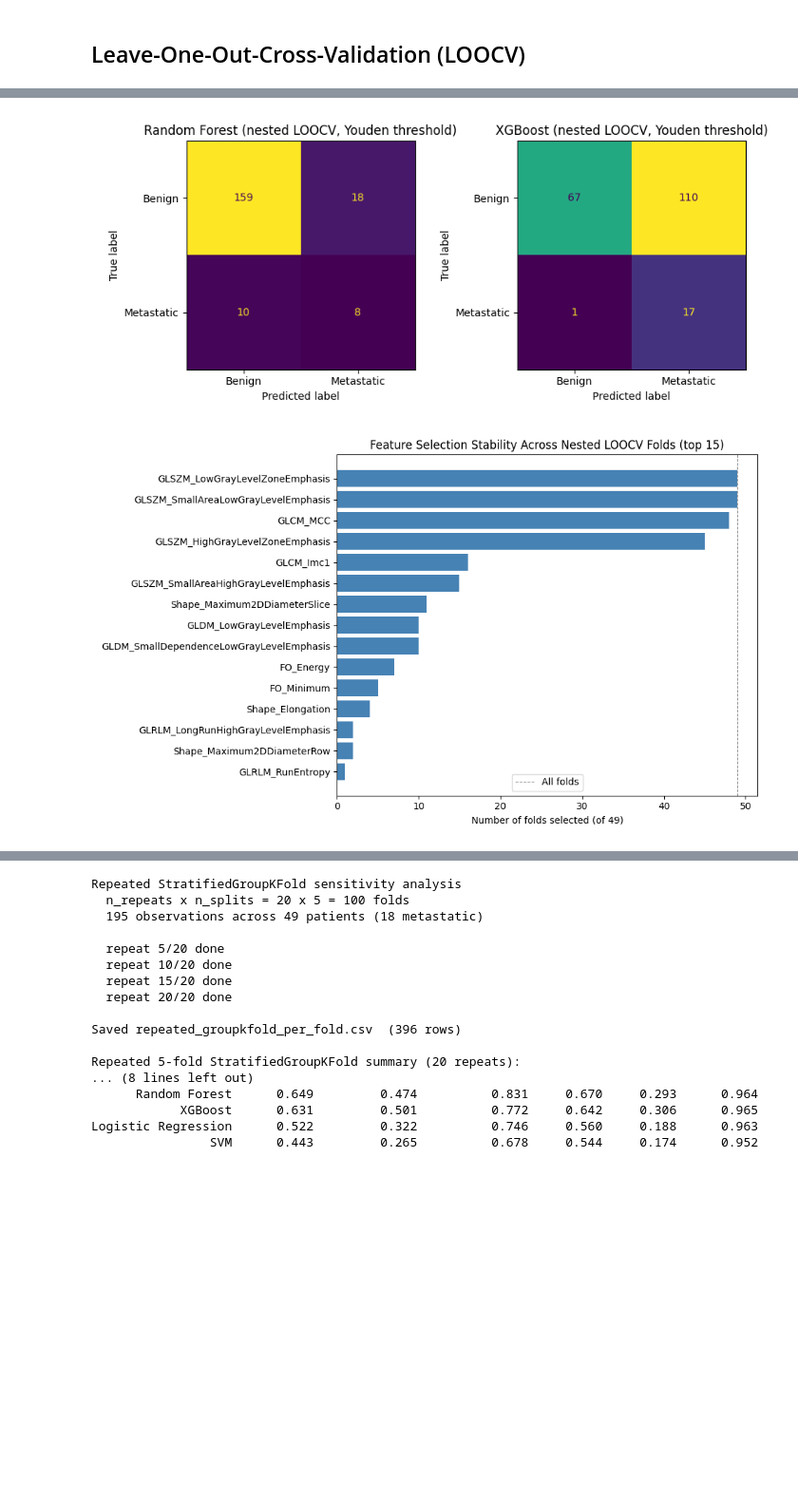
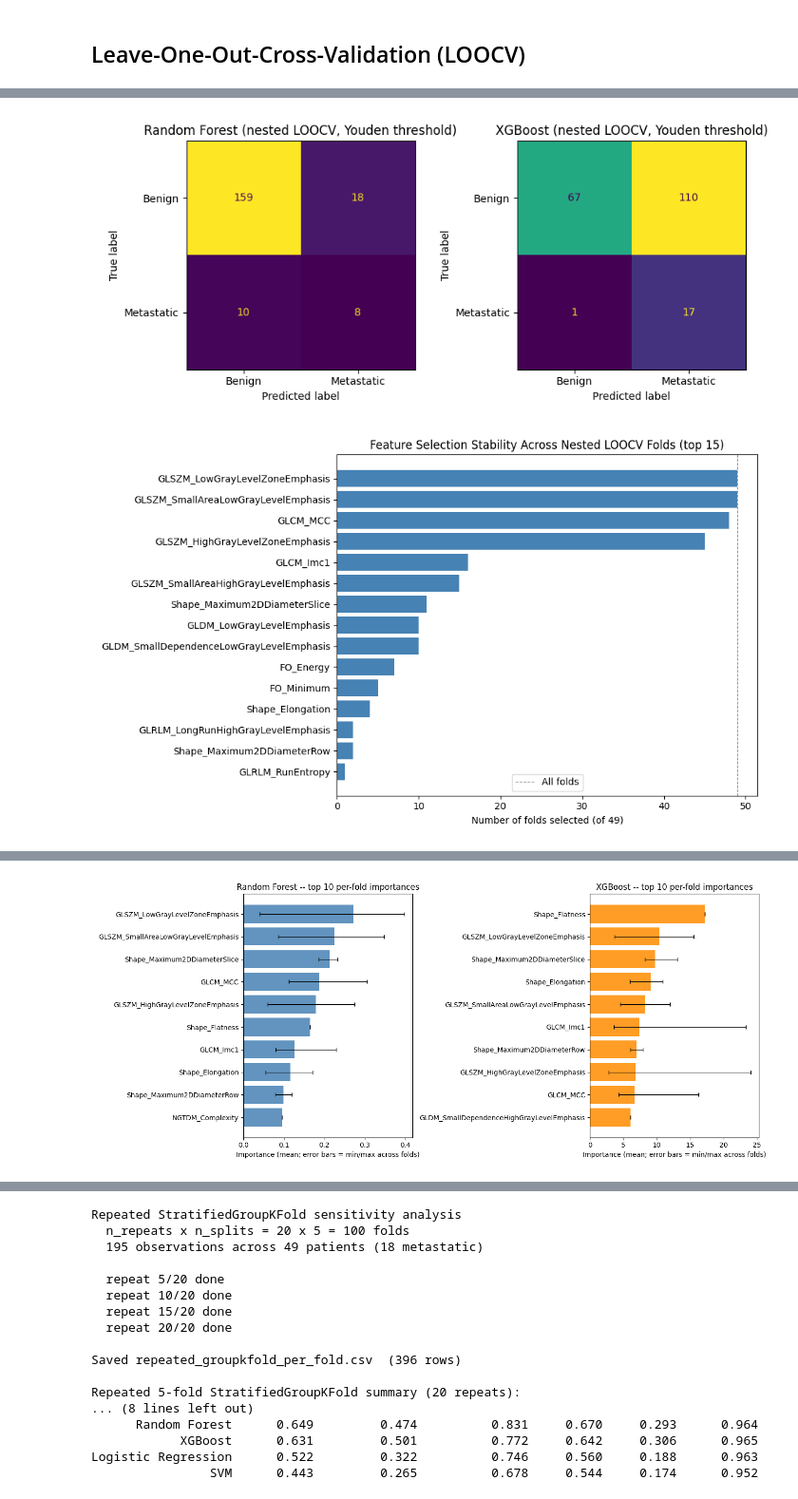
Before and after one commit to ANI-ML/SLN_ML, a Jupyter notebook: radiomics.ipynb, the cells around one changed output, grey strips where cells are left out. Shown at 95% size. Saved outputs shown, nothing was run; the diff lists cells and outputs as text; code cells hidden in the pictures; blank space fills up the shorter version.

```diff
--- a/radiomics.ipynb
+++ b/radiomics.ipynb
@@ -1873,6 +2181,9 @@ model_names = list(make_models().keys())
 oof = {n: {"y_true": [], "y_prob": [], "patient_id": [], "ln_site": []}
        for n in model_names}
 
+# Per-fold feature-importance capture (RF gini, XGB gain)
+fold_importance_rows = []  # dicts: model, fold_idx, test_pid, feature, importance, importance_type
+
 selection_log = []
 n_fallback_folds = 0
 
@@ -1933,9 +2244,11 @@ for i, test_pid in enumerate(unique_pids):
     models = make_models(scale_pos_weight=spw)
 
     for name, mdl in models.items():
+        fit_ok = False
         try:
             mdl.fit(X_bal, y_bal)
             probs = mdl.predict_proba(X_te_s)[:, 1]
+            fit_ok = True
         except Exception as e:
             print(f"    {name} failed on fold {test_pid}: {e}")
             probs = np.full(len(y_te), 0.5)
@@ -1943,6 +2256,35 @@ for i, test_pid in enumerate(unique_pids):
         oof[name]["y_prob"].extend(probs.tolist())
         oof[name]["patient_id"].extend([test_pid] * len(y_te))
         oof[name]["ln_site"].extend(features_df.loc[test_mask, "ln_site"].tolist())
+
+        # Capture per-fold feature importance for RF (impurity) and XGB (gain)
+        if fit_ok:
+            if name == "Random Forest" and hasattr(mdl, "feature_importances_"):
+                for _feat, _imp in zip(selected, mdl.feature_importances_):
+                    fold_importance_rows.append({
+                        "model":           name,
+                        "fold_idx":        int(i),
+                        "test_pid":        test_pid,
+                        "feature":         _feat,
+                        "importance":      float(_imp),
+                        "importance_type": "impurity",
+                    })
+            elif name == "XGBoost":
+                try:
+                    _gain = mdl.get_booster().get_score(importance_type="gain")
+                except Exception:
+                    _gain = {}
+                _f_to_name = {f"f{j}": _feat for j, _feat in enumerate(selected)}
+                for _k, _v in _gain.items():
+                    _feat = _f_to_name.get(_k, _k)
+                    fold_importance_rows.append({
+                        "model":           name,
+                        "fold_idx":        int(i),
+                        "test_pid":        test_pid,
+                        "feature":         _feat,
+                        "importance":      float(_v),
+                        "importance_type": "gain",
+                    })
 
     if (i + 1) % 5 == 0 or (i + 1) == len(unique_pids):
         print(f"  [{i+1:2d}/{len(unique_pids)}] last: {test_pid} "
@@ -2123,6 +2465,70 @@ plt.tight_layout()
 plt.savefig("feature_selection_stability.png", dpi=150)
 plt.show()
 
+
+
+# -- Per-fold feature importance (RF impurity / XGB gain) ----
+_imp_df = pd.DataFrame(fold_importance_rows)
+_imp_df.to_csv("per_fold_feature_importance.csv", index=False)
+
+_agg_rows = []
+for (_m, _f), _sub in _imp_df.groupby(["model", "feature"]):
+    _vals = _sub["importance"].values
+    _agg_rows.append({
+        "model":        _m,
+        "feature":      _f,
+        "n_folds":      int(len(_vals)),
+        "mean":         float(np.mean(_vals)),
+        "median":       float(np.median(_vals)),
+        "min":          float(np.min(_vals)),
+        "max":          float(np.max(_vals)),
+        "std":          float(np.std(_vals, ddof=1)) if len(_vals) > 1 else 0.0,
+    })
+_agg = pd.DataFrame(_agg_rows).sort_values(["model", "mean"], ascending=[True, False])
+_agg.to_csv("feature_importance_aggregated.csv", index=False)
+
+print(f"\nSaved per_fold_feature_importance.csv ({len(_imp_df)} rows) "
+      f"and feature_importance_aggregated.csv")
+
+# Top-10-per-model plot with min/max error bars
+_imp_models = [m for m in ["Random Forest", "XGBoost"]
+               if m in _agg["model"].unique()]
+if _imp_models:
+    _fig, _axes = plt.subplots(1, len(_imp_models),
+                               figsize=(7 * len(_imp_models), 6))
+    if len(_imp_models) == 1:
+        _axes = [_axes]
+    for _ax, _m in zip(_axes, _imp_models):
+        _top = (_agg.loc[_agg["model"] == _m]
+                    .sort_values("mean", ascending=False)
+                    .head(10)
+                    .iloc[::-1])
+        _short = [
+            (_f.replace("original_", "")
+               .replace("firstorder_", "FO_")
+               .replace("glcm_",  "GLCM_")
+               .replace("glrlm_", "GLRLM_")
+               .replace("glszm_", "GLSZM_")
+               .replace("gldm_",  "GLDM_")
+               .replace("ngtdm_", "NGTDM_")
+               .replace("shape_", "Shape_"))
+            for _f in _top["feature"]
+        ]
+        _x  = _top["mean"].values
+        _lo = (_top["mean"] - _top["min"]).values
+        _hi = (_top["max"] - _top["mean"]).values
+        _ax.barh(_short, _x,
+                 xerr=[_lo, _hi],
+                 color=("steelblue" if _m == "Random Forest" else "darkorange"),
+                 alpha=0.85,
+                 error_kw=dict(ecolor="black", lw=0.8, capsize=3))
+        _ax.set_xlabel("Importance (mean; error bars = min/max across folds)")
+        _ax.set_title(f"{_m} -- top 10 per-fold importances")
+    plt.tight_layout()
+    plt.savefig("per_fold_feature_importance.png", dpi=150)
+    plt.show()
+    print("Saved per_fold_feature_importance.png")
+
 print("\nDone. Saved figures: nested_loocv_roc.png, nested_loocv_confusion.png, "
       "feature_selection_stability.png")
 # %% [output]
@@ -2149,0 +2556 @@ Done. Saved figures: nested_loocv_roc.png, nested_loocv_confusion.png, feature_s
+[figure, added]
```
Also changed, not shown: parts of 10 cells of this notebook, 1 other file.
